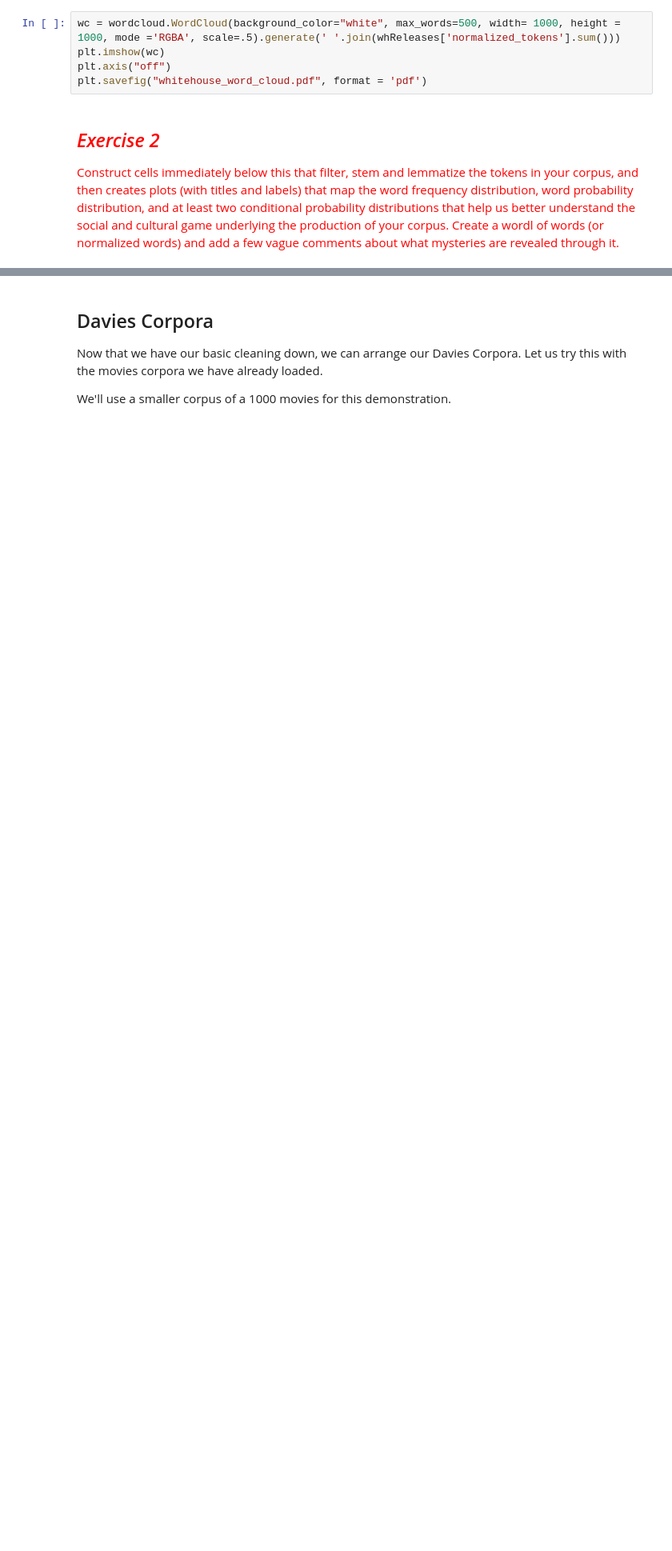
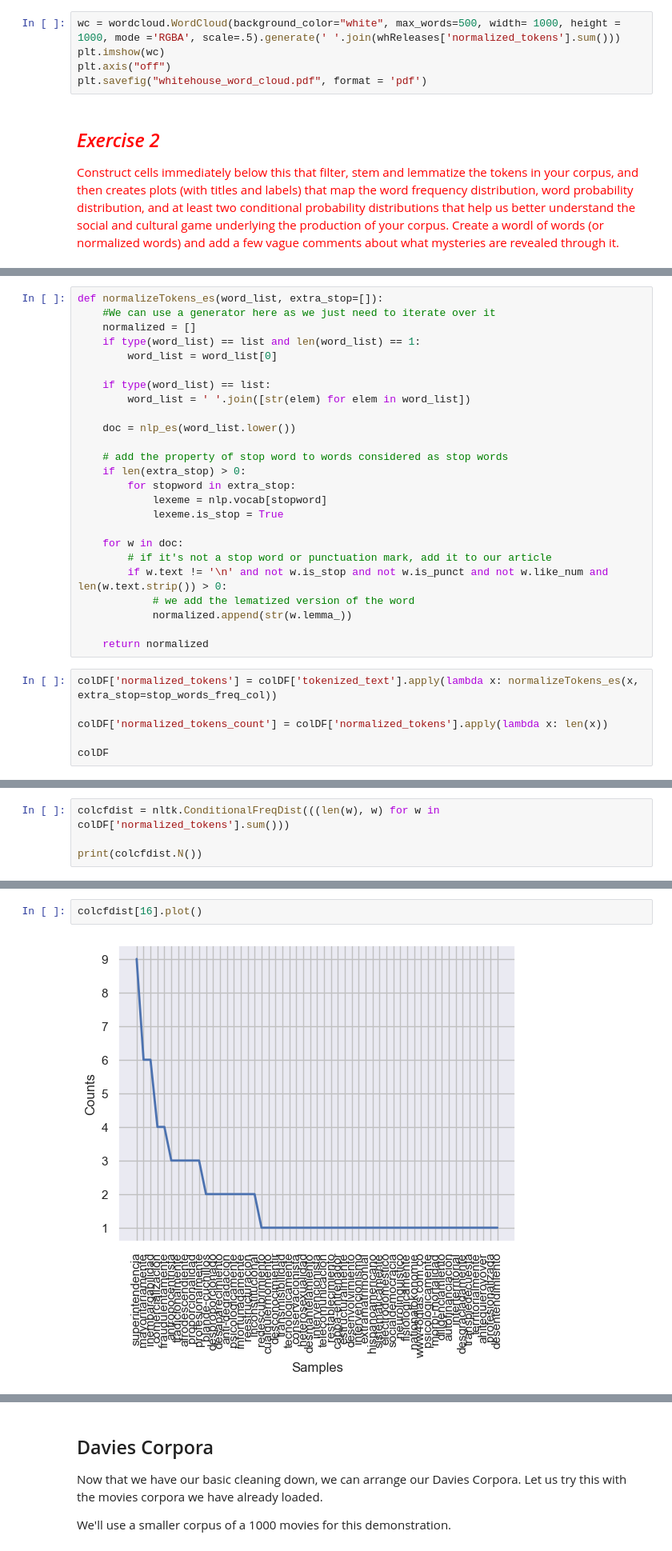
Before and after one commit to alejandrosarria0296/CCA-Homeworks, a Jupyter notebook: 2-Computational-Linguistics.ipynb, the cells around one changed output, grey strips where cells are left out. Shown at 80% size. Drawn from its saved outputs; the diff is of its cells as text; blank space fills up the shorter version.

```diff
--- a/2-Computational-Linguistics.ipynb
+++ b/2-Computational-Linguistics.ipynb
@@ -657,0 +776,31 @@ plt.savefig("whitehouse_word_cloud.pdf", format = 'pdf')
+# %%
+def normalizeTokens_es(word_list, extra_stop=[]):
+    #We can use a generator here as we just need to iterate over it
+    normalized = []
+    if type(word_list) == list and len(word_list) == 1:
+        word_list = word_list[0]
+
+    if type(word_list) == list:
+        word_list = ' '.join([str(elem) for elem in word_list])
+
+    doc = nlp_es(word_list.lower())
+
+    # add the property of stop word to words considered as stop words
+    if len(extra_stop) > 0:
+        for stopword in extra_stop:
+            lexeme = nlp.vocab[stopword]
+            lexeme.is_stop = True
+
+    for w in doc:
+        # if it's not a stop word or punctuation mark, add it to our article
+        if w.text != '\n' and not w.is_stop and not w.is_punct and not w.like_num and len(w.text.strip()) > 0:
+            # we add the lematized version of the word
+            normalized.append(str(w.lemma_))
+
+    return normalized
+# %%
+colDF['normalized_tokens'] = colDF['tokenized_text'].apply(lambda x: normalizeTokens_es(x, extra_stop=stop_words_freq_col))
+
+colDF['normalized_tokens_count'] = colDF['normalized_tokens'].apply(lambda x: len(x))
+
+colDF
@@ -657,0 +819,4 @@ plt.savefig("whitehouse_word_cloud.pdf", format = 'pdf')
+# %%
+colcfdist = nltk.ConditionalFreqDist(((len(w), w) for w in colDF['normalized_tokens'].sum()))
+
+print(colcfdist.N())
@@ -657,0 +825,4 @@ plt.savefig("whitehouse_word_cloud.pdf", format = 'pdf')
+# %%
+colcfdist[16].plot()
+# %% [output]
+[figure, added]
```
Also changed, not shown: parts of 45 cells of this notebook.
